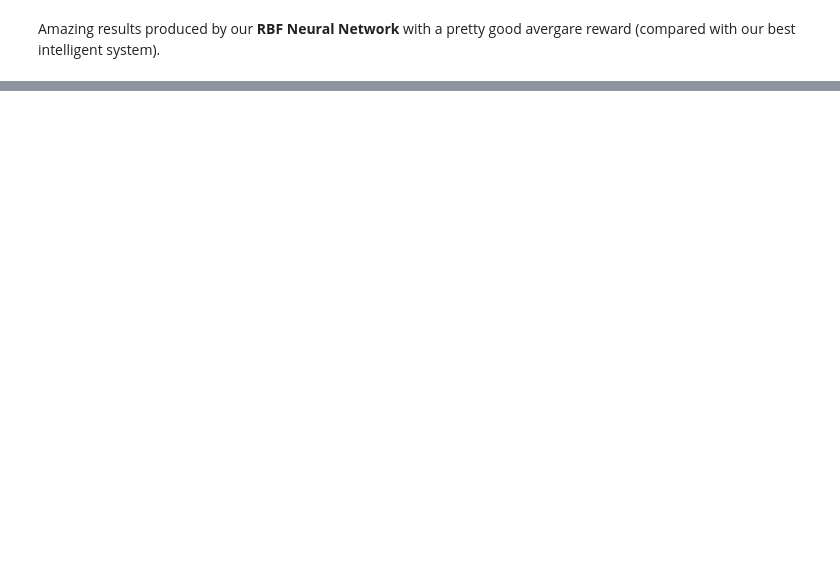
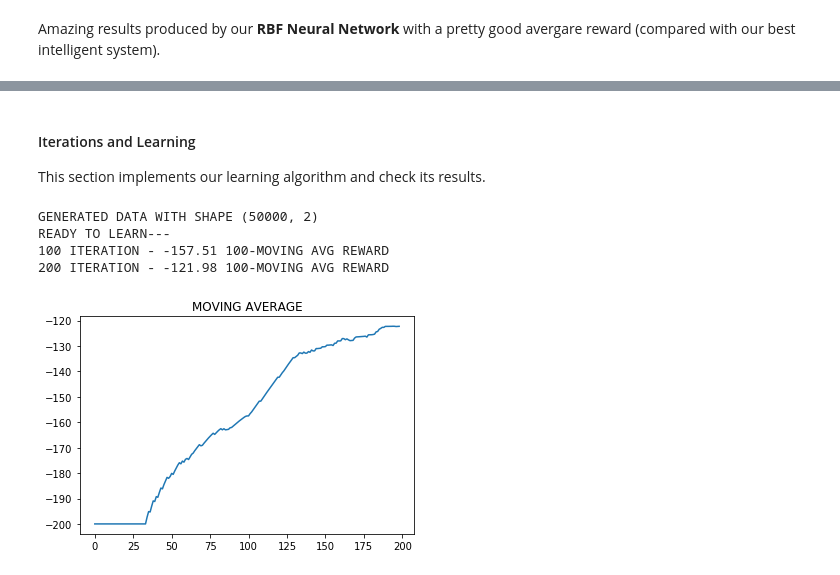
Before and after one commit to juanse1608/DRL-Udemy, a Jupyter notebook: Notebooks/MountainCarExample.ipynb, the cells around one changed output, grey strips where cells are left out. Drawn from its saved outputs; the diff is of its cells as text; code cells hidden in the pictures; blank space fills up the shorter version.

Commit message:
N-Steps Method

```diff
--- a/Notebooks/MountainCarExample.ipynb
+++ b/Notebooks/MountainCarExample.ipynb
@@ -671,0 +1033,55 @@ Amazing results produced by our __RBF Neural Network__ with a pretty good averga
+# %% [markdown]
+#### Iterations and Learning
+
+This section implements our learning algorithm and check its results.
+# %%
+#ITERATE AND LEARN
+comparision_avg_reward = -109
+
+total_rewards = []
+l_r = 'constant'
+eta = 0.0005
+
+#GENERATE SAMPLES
+iterations = 200
+size = 50000
+sample = sampler_observations(env=my_env, sample_size=size)
+actions = np.array([0,2])
+printer = 100
+
+sample_data = sample['SCALED_SAMPLE']
+scaler = sample['SCALER']
+featurization = rbf_featurizer(data=sample_data, gammas=[0.5, 0.4, 0.3, 0.2, 0.1, 0.05],
+                               num_components=75)
+featurizer = featurization['FEATURIZER']
+n_weights = featurization['TRANSFORM_FEATURES'].shape[1]
+models = init_models(env=my_env, featurizer=featurizer, scaler=scaler, l_r=l_r, n_actions=len(actions),
+                     eta=eta)
+
+
+'''
+ITERATE AND LEARN USING RBF NN'S
+'''
+print('READY TO LEARN---')
+for i in range(iterations):
+    eps = 0.01*(0.9**(i+1))
+    gamma = 0.95
+    steps = 3
+    total_reward = play_game(env=my_env, models=models, featurizer=featurizer, scaler=scaler,
+                             eps=eps, gamma=gamma, n_actions=len(actions), actions=actions, steps=steps)
+    total_rewards.append(total_reward)
+
+    if (i+1) % printer == 0:
+        print(i+1, 'ITERATION -', np.mean(total_rewards[i-(printer-1):i+1]),
+              str(printer) + '-MOVING AVG REWARD')
+        if np.mean(total_rewards[i-(printer-1):i+1]) > (comparision_avg_reward):
+            break
+# %% [output]
+GENERATED DATA WITH SHAPE (50000, 2)
+READY TO LEARN---
+100 ITERATION - -157.51 100-MOVING AVG REWARD
+200 ITERATION - -121.98 100-MOVING AVG REWARD
+# %%
+plot_running_avg(np.array(total_rewards))
+# %% [output]
+[figure, added]
```
Also changed, not shown: parts of 20 cells of this notebook.
